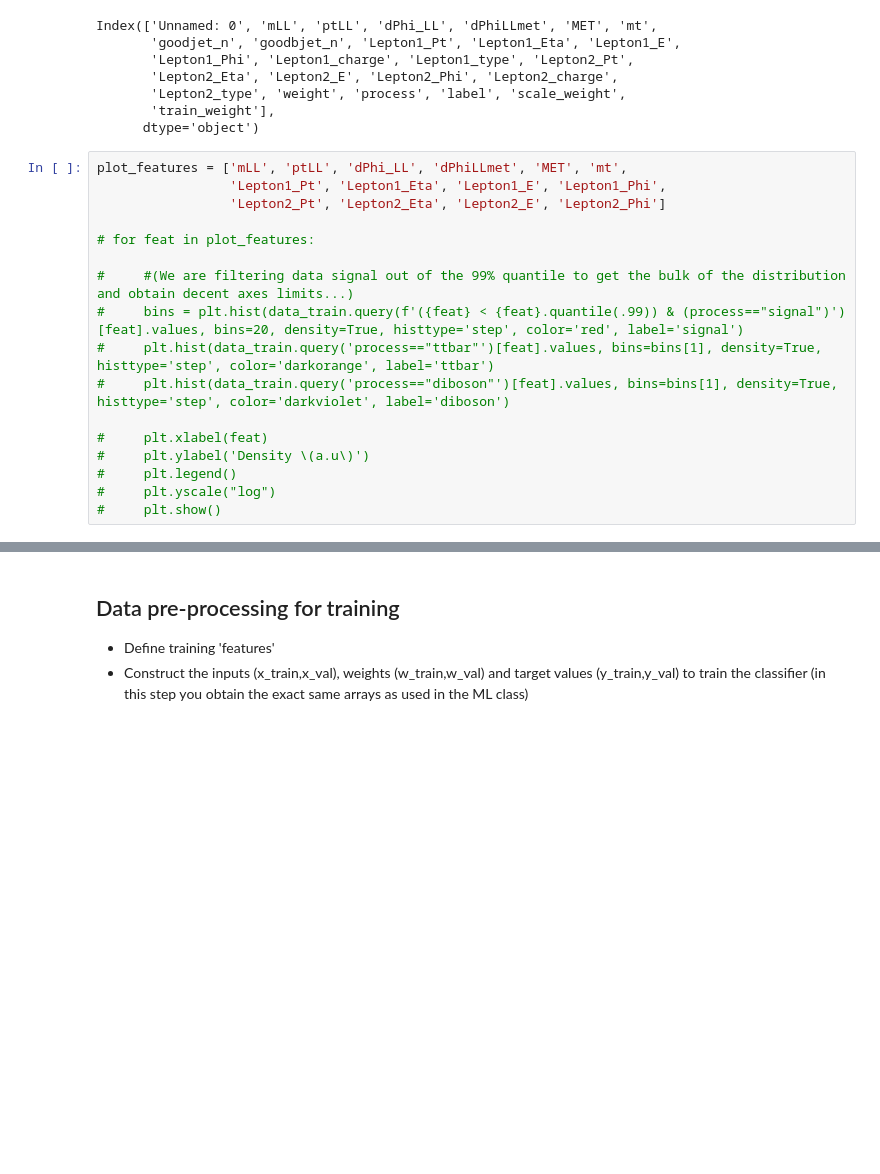
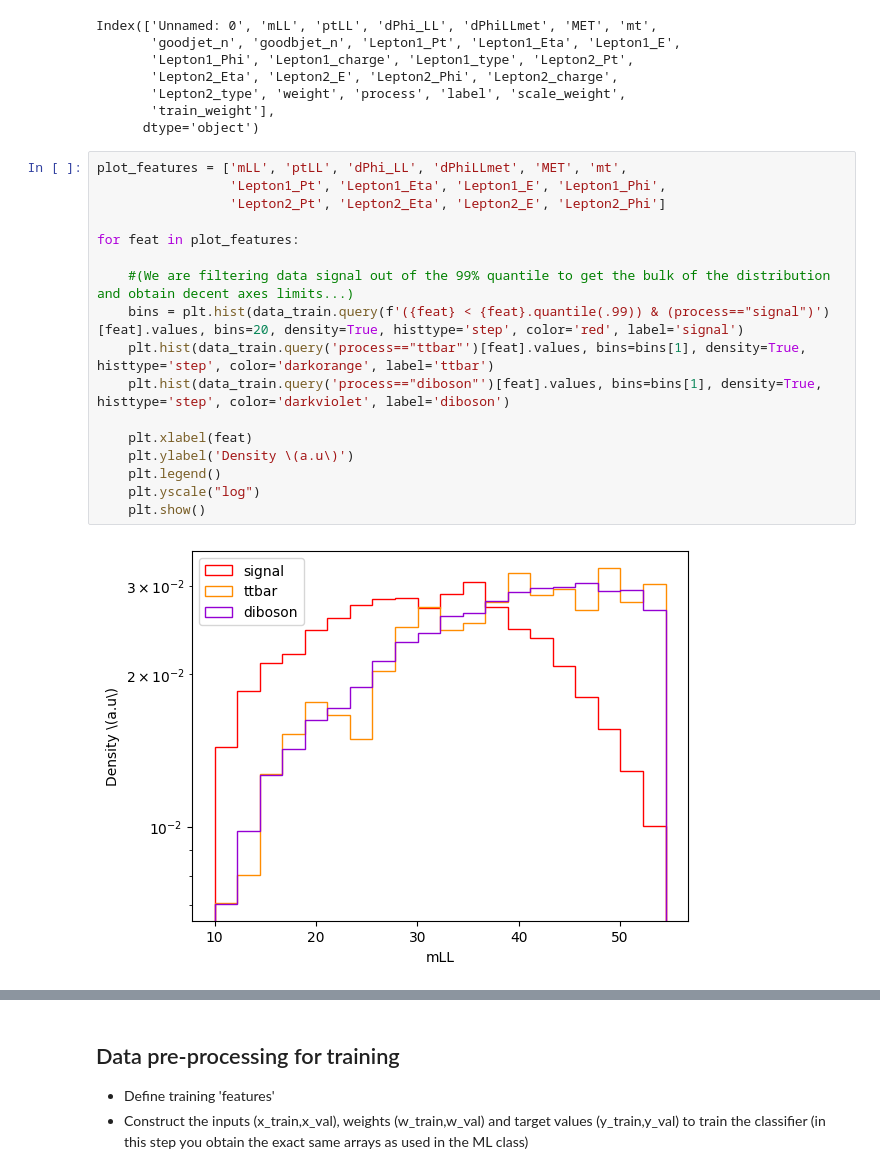
Before and after one commit to joaopedrobiu6/MASHEP_jbiu, a Jupyter notebook: hw3/ist1100335.ipynb, the cells around one changed output, grey strips where cells are left out. Drawn from its saved outputs; the diff is of its cells as text; blank space fills up the shorter version.

```diff
--- a/hw3/ist1100335.ipynb
+++ b/hw3/ist1100335.ipynb
@@ -57,17 +57,19 @@ Index(['Unnamed: 0', 'mLL', 'ptLL', 'dPhi_LL', 'dPhiLLmet', 'MET', 'mt',
 # %%
 plot_features = ['mLL', 'ptLL', 'dPhi_LL', 'dPhiLLmet', 'MET', 'mt',
                  'Lepton1_Pt', 'Lepton1_Eta', 'Lepton1_E', 'Lepton1_Phi',
                  'Lepton2_Pt', 'Lepton2_Eta', 'Lepton2_E', 'Lepton2_Phi']
 
-# for feat in plot_features:
+for feat in plot_features:
 
-#     #(We are filtering data signal out of the 99% quantile to get the bulk of the distribution and obtain decent axes limits...)
-#     bins = plt.hist(data_train.query(f'({feat} < {feat}.quantile(.99)) & (process=="signal")')[feat].values, bins=20, density=True, histtype='step', color='red', label='signal')
-#     plt.hist(data_train.query('process=="ttbar"')[feat].values, bins=bins[1], density=True, histtype='step', color='darkorange', label='ttbar')
-#     plt.hist(data_train.query('process=="diboson"')[feat].values, bins=bins[1], density=True, histtype='step', color='darkviolet', label='diboson')
+    #(We are filtering data signal out of the 99% quantile to get the bulk of the distribution and obtain decent axes limits...)
+    bins = plt.hist(data_train.query(f'({feat} < {feat}.quantile(.99)) & (process=="signal")')[feat].values, bins=20, density=True, histtype='step', color='red', label='signal')
+    plt.hist(data_train.query('process=="ttbar"')[feat].values, bins=bins[1], density=True, histtype='step', color='darkorange', label='ttbar')
+    plt.hist(data_train.query('process=="diboson"')[feat].values, bins=bins[1], density=True, histtype='step', color='darkviolet', label='diboson')
 
-#     plt.xlabel(feat)
-#     plt.ylabel('Density \(a.u\)')
-#     plt.legend()
-#     plt.yscale("log")
-#     plt.show()
+    plt.xlabel(feat)
+    plt.ylabel('Density \(a.u\)')
+    plt.legend()
+    plt.yscale("log")
+    plt.show()
+# %% [output]
+[figure, added]
```
Also changed, not shown: parts of 9 cells of this notebook.
